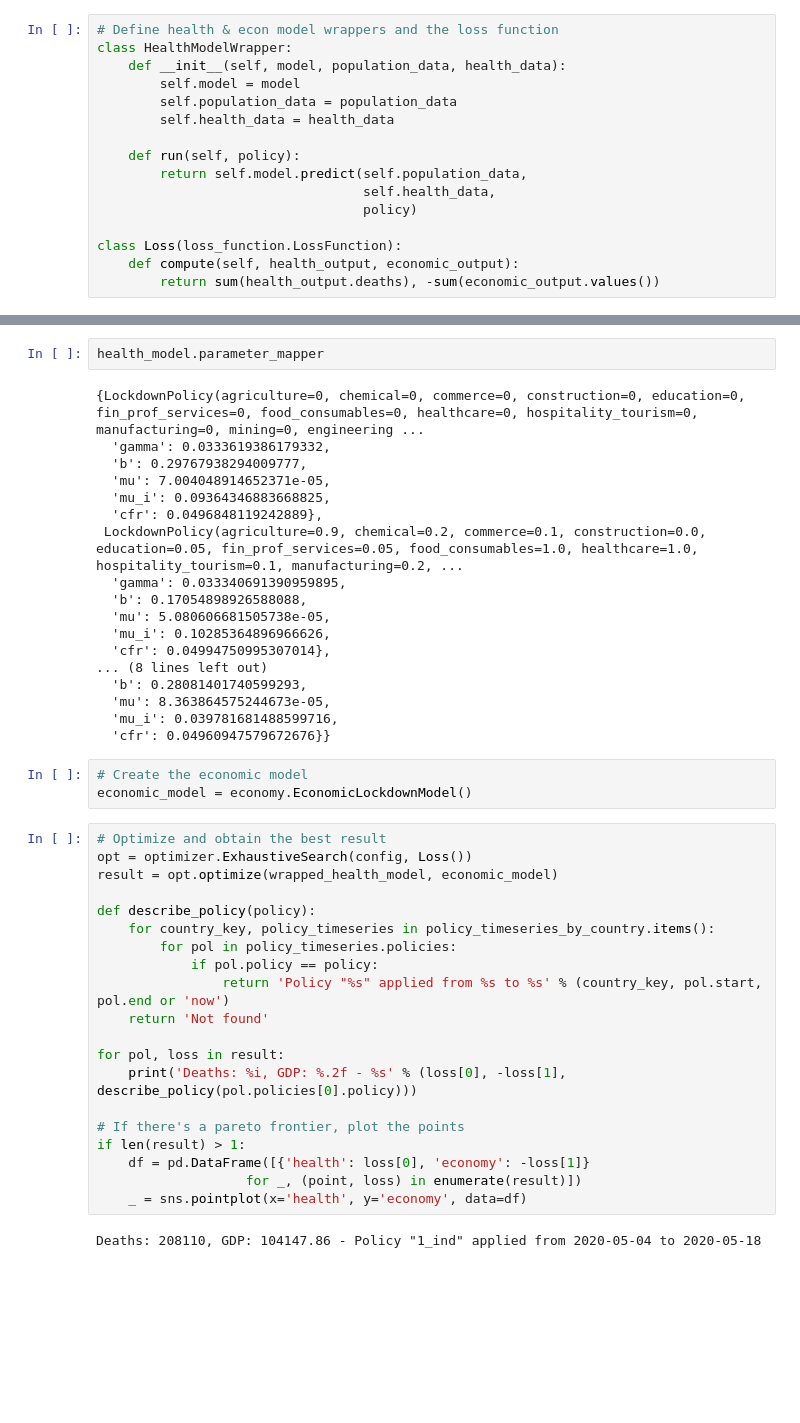
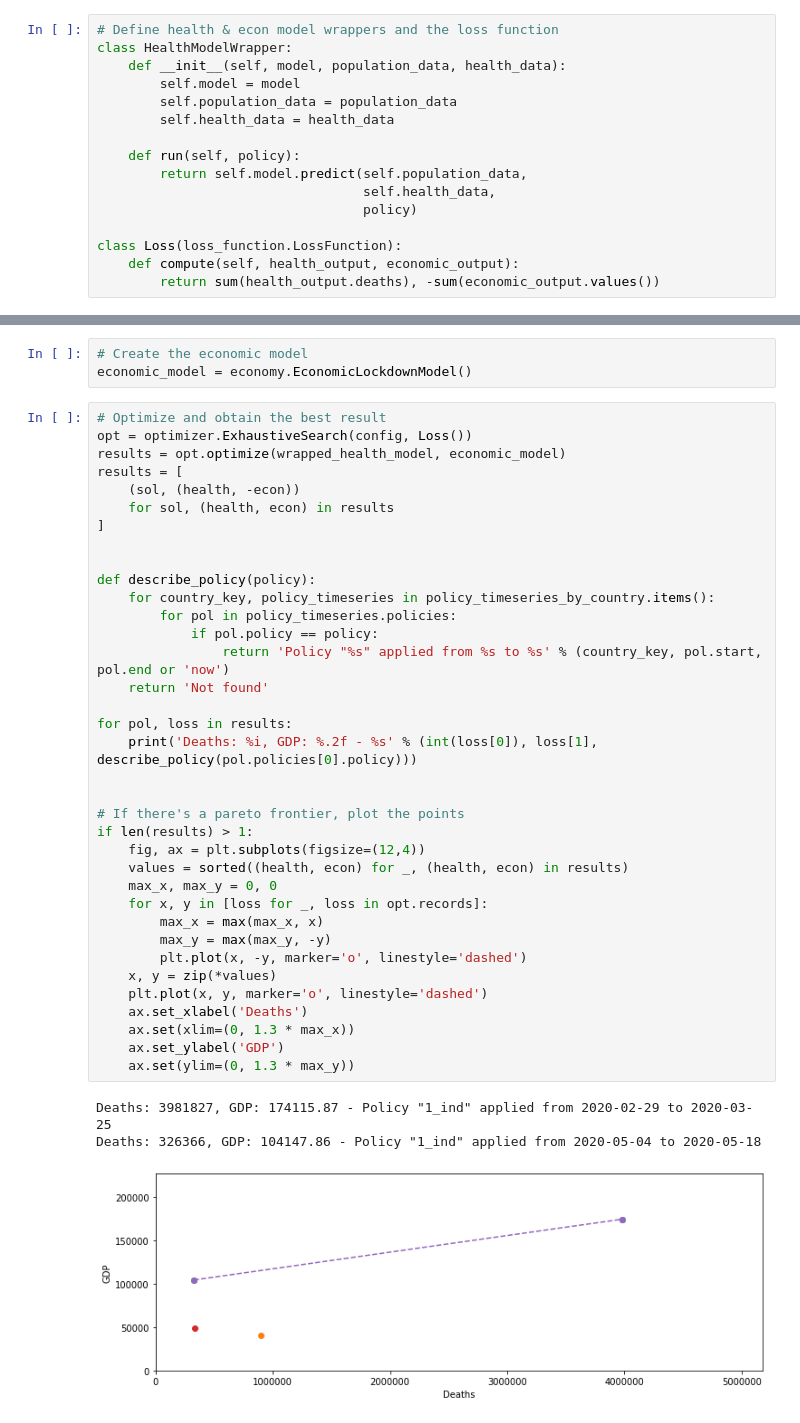
Before and after one commit to Auquan/help_project, a Jupyter notebook: src/main.ipynb, the cells around one changed output, grey strips where cells are left out. Saved outputs shown, nothing was run; the diff lists cells and outputs as text; blank space fills up the shorter version.

```diff
--- a/src/main.ipynb
+++ b/src/main.ipynb
@@ -90,48 +104,46 @@ wrapped_health_model = HealthModelWrapper(
-# %%
-health_model.parameter_mapper
-# %% [output]
-{LockdownPolicy(agriculture=0, chemical=0, commerce=0, construction=0, education=0, fin_prof_services=0, food_consumables=0, healthcare=0, hospitality_tourism=0, manufacturing=0, mining=0, engineering ...
-  'gamma': 0.0333619386179332,
-  'b': 0.29767938294009777,
-  'mu': 7.004048914652371e-05,
-  'mu_i': 0.09364346883668825,
-  'cfr': 0.0496848119242889},
- LockdownPolicy(agriculture=0.9, chemical=0.2, commerce=0.1, construction=0.0, education=0.05, fin_prof_services=0.05, food_consumables=1.0, healthcare=1.0, hospitality_tourism=0.1, manufacturing=0.2, ...
-  'gamma': 0.033340691390959895,
-  'b': 0.17054898926588088,
-  'mu': 5.080606681505738e-05,
-  'mu_i': 0.10285364896966626,
-  'cfr': 0.04994750995307014},
-... (8 lines left out)
-  'b': 0.28081401740599293,
-  'mu': 8.363864575244673e-05,
-  'mu_i': 0.039781681488599716,
-  'cfr': 0.04960947579672676}}
 # %%
 # Create the economic model
 economic_model = economy.EconomicLockdownModel()
 # %%
 # Optimize and obtain the best result
 opt = optimizer.ExhaustiveSearch(config, Loss())
-result = opt.optimize(wrapped_health_model, economic_model)
+results = opt.optimize(wrapped_health_model, economic_model)
+results = [
+    (sol, (health, -econ))
+    for sol, (health, econ) in results
+]
+
 
 def describe_policy(policy):
     for country_key, policy_timeseries in policy_timeseries_by_country.items():
         for pol in policy_timeseries.policies:
             if pol.policy == policy:
                 return 'Policy "%s" applied from %s to %s' % (country_key, pol.start, pol.end or 'now')
     return 'Not found'
 
-for pol, loss in result:
-    print('Deaths: %i, GDP: %.2f - %s' % (loss[0], -loss[1], describe_policy(pol.policies[0].policy)))
+for pol, loss in results:
+    print('Deaths: %i, GDP: %.2f - %s' % (int(loss[0]), loss[1], describe_policy(pol.policies[0].policy)))
+
 
 # If there's a pareto frontier, plot the points
-if len(result) > 1:
-    df = pd.DataFrame([{'health': loss[0], 'economy': -loss[1]}
-                   for _, (point, loss) in enumerate(result)])
-    _ = sns.pointplot(x='health', y='economy', data=df)
+if len(results) > 1:
+    fig, ax = plt.subplots(figsize=(12,4))
+    values = sorted((health, econ) for _, (health, econ) in results)
+    max_x, max_y = 0, 0
+    for x, y in [loss for _, loss in opt.records]:
+        max_x = max(max_x, x)
+        max_y = max(max_y, -y)
+        plt.plot(x, -y, marker='o', linestyle='dashed')
+    x, y = zip(*values)
+    plt.plot(x, y, marker='o', linestyle='dashed')
+    ax.set_xlabel('Deaths')
+    ax.set(xlim=(0, 1.3 * max_x))
+    ax.set_ylabel('GDP')
+    ax.set(ylim=(0, 1.3 * max_y))
 # %% [output]
-Deaths: 208110, GDP: 104147.86 - Policy "1_ind" applied from 2020-05-04 to 2020-05-18
+Deaths: 3981827, GDP: 174115.87 - Policy "1_ind" applied from 2020-02-29 to 2020-03-25
+Deaths: 326366, GDP: 104147.86 - Policy "1_ind" applied from 2020-05-04 to 2020-05-18
+[figure, added]
 # %%
 # Code for Health model output Visualization
 def visualize(title, past_data, predictions, ground_truth=None):
```
Also changed, not shown: parts of 6 cells of this notebook, 17 other files.
